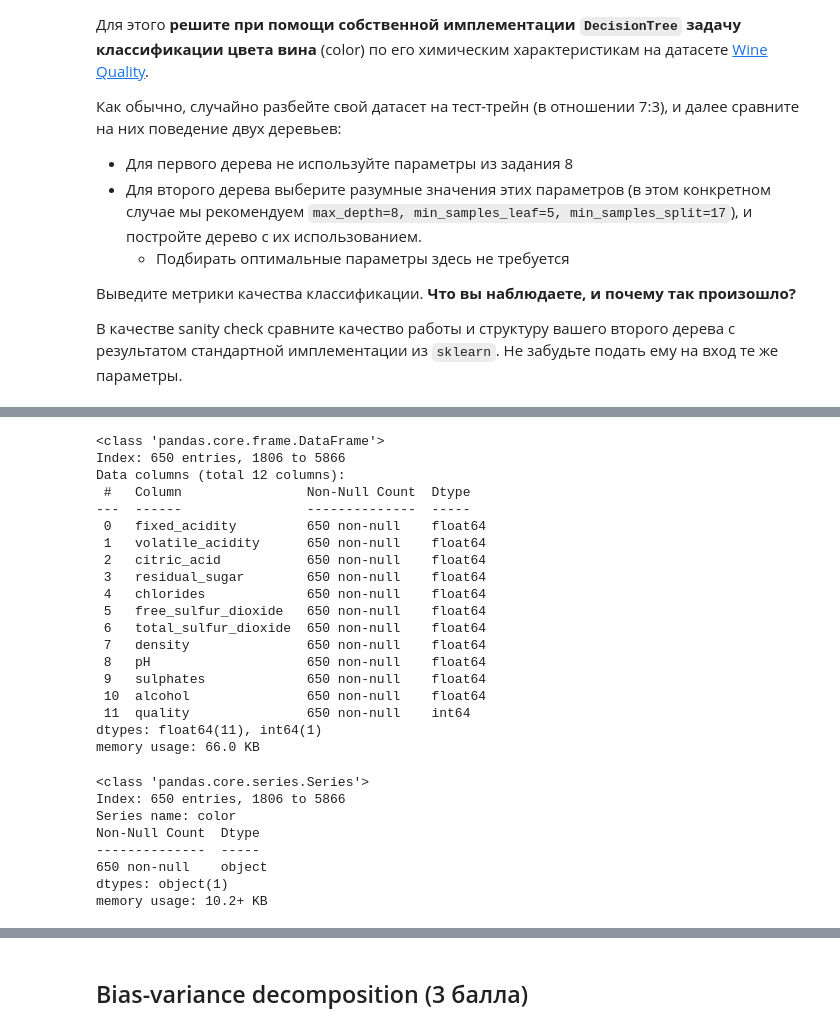
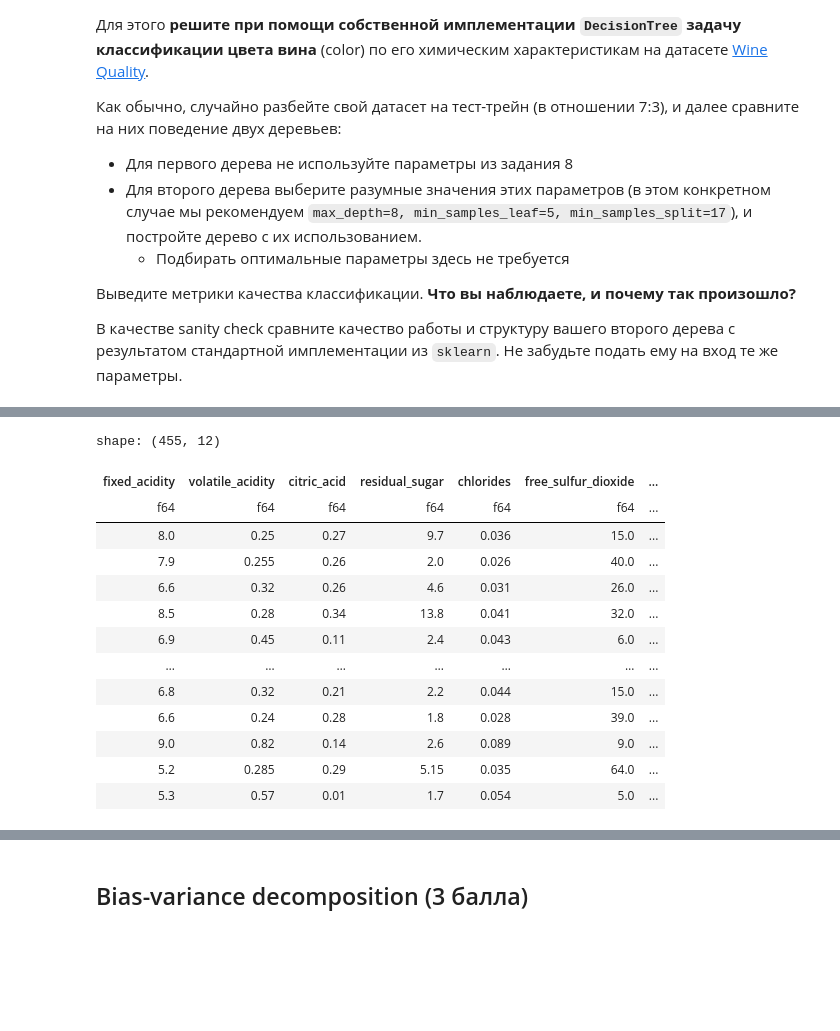
Before and after one commit to EgorGorshen/ml-hw, a Jupyter notebook: homework-practice-05-trees.ipynb, the cells around one changed output, grey strips where cells are left out. Saved outputs shown, nothing was run; the diff lists cells and outputs as text; code cells hidden in the pictures; blank space fills up the shorter version.

```diff
--- a/homework-practice-05-trees.ipynb
+++ b/homework-practice-05-trees.ipynb
@@ -496,6 +565,15 @@ __Задание 9. (0.5 балла)__
 
 
 В качестве sanity check сравните качество работы и структуру вашего второго дерева с результатом стандартной имплементации из `sklearn`. Не забудьте подать ему на вход те же параметры.
+# %%
+from ucimlrepo import fetch_ucirepo
+
+np.random.seed(0)
+
+wine_quality = fetch_ucirepo(id=186)
+df = wine_quality.data.original.sample(frac=0.1)
+X_win = pl.from_pandas(df.drop(columns=["color"]))
+y_win = pl.from_pandas(df["color"])
 # %% [markdown]
 **Обратите внимание, что в оригинале таргетом является качество вина; мы же с вами предсказываем его цвет.** В каком-то смысле, это модель-сомелье.
 
@@ -517,33 +583,0 @@ y = df["color"]
-# %%
-X.info()
-# %% [output]
-<class 'pandas.core.frame.DataFrame'>
-Index: 650 entries, 1806 to 5866
-Data columns (total 12 columns):
- #   Column                Non-Null Count  Dtype
----  ------                --------------  -----
- 0   fixed_acidity         650 non-null    float64
- 1   volatile_acidity      650 non-null    float64
- 2   citric_acid           650 non-null    float64
- 3   residual_sugar        650 non-null    float64
- 4   chlorides             650 non-null    float64
- 5   free_sulfur_dioxide   650 non-null    float64
- 6   total_sulfur_dioxide  650 non-null    float64
- 7   density               650 non-null    float64
- 8   pH                    650 non-null    float64
- 9   sulphates             650 non-null    float64
- 10  alcohol               650 non-null    float64
- 11  quality               650 non-null    int64
-dtypes: float64(11), int64(1)
-memory usage: 66.0 KB
-# %%
-y.info()
-# %% [output]
-<class 'pandas.core.series.Series'>
-Index: 650 entries, 1806 to 5866
-Series name: color
-Non-Null Count  Dtype
---------------  -----
-650 non-null    object
-dtypes: object(1)
-memory usage: 10.2+ KB
@@ -555,0 +584,21 @@ print(classification_report(...))  # TODO
+# %%
+X_train_win, X_test_win, y_train_win, y_test_win = train_test_split(
+    X_win, y_win, test_size=0.3, random_state=0, stratify=y_win
+)
+# %%
+X_train_win
+# %% [output]
+shape: (455, 12)
+| fixed_acidity | volatile_acidity | citric_acid | residual_sugar | chlorides | free_sulfur_dioxide | ... |
+| f64 | f64 | f64 | f64 | f64 | f64 | ... |
+| 8.0 | 0.25 | 0.27 | 9.7 | 0.036 | 15.0 | ... |
+| 7.9 | 0.255 | 0.26 | 2.0 | 0.026 | 40.0 | ... |
+| 6.6 | 0.32 | 0.26 | 4.6 | 0.031 | 26.0 | ... |
+| 8.5 | 0.28 | 0.34 | 13.8 | 0.041 | 32.0 | ... |
+| 6.9 | 0.45 | 0.11 | 2.4 | 0.043 | 6.0 | ... |
+| … | … | … | … | … | … | ... |
+| 6.8 | 0.32 | 0.21 | 2.2 | 0.044 | 15.0 | ... |
+| 6.6 | 0.24 | 0.28 | 1.8 | 0.028 | 39.0 | ... |
+| 9.0 | 0.82 | 0.14 | 2.6 | 0.089 | 9.0 | ... |
+| 5.2 | 0.285 | 0.29 | 5.15 | 0.035 | 64.0 | ... |
+| 5.3 | 0.57 | 0.01 | 1.7 | 0.054 | 5.0 | ... |
```
Also changed, not shown: parts of 37 cells of this notebook, 2 other files.
